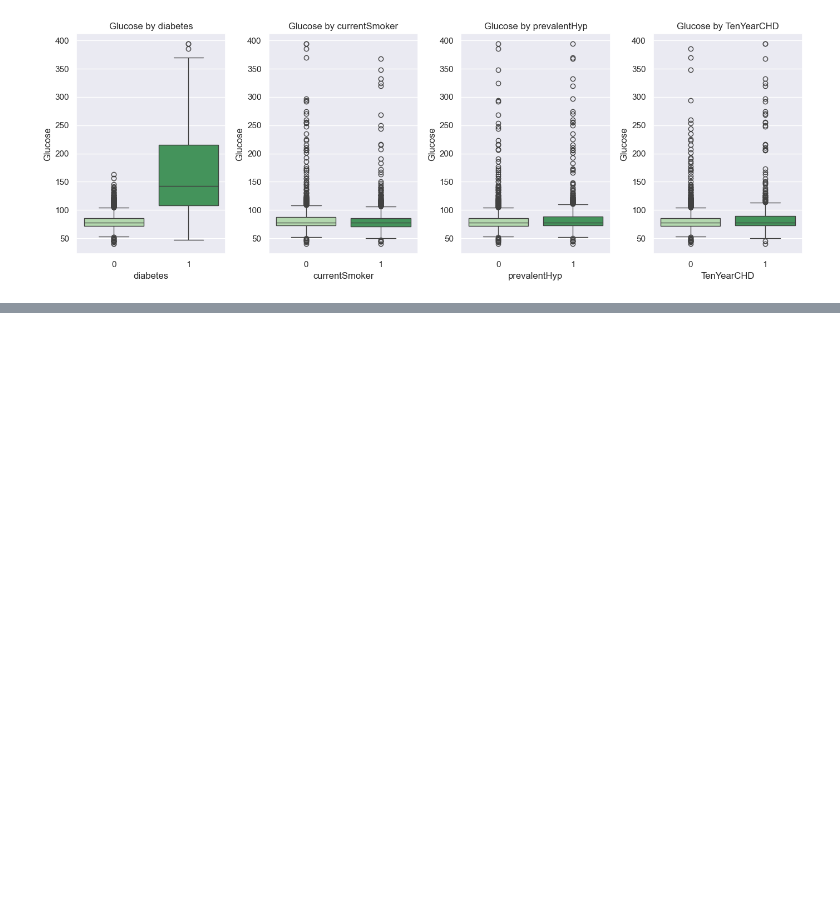
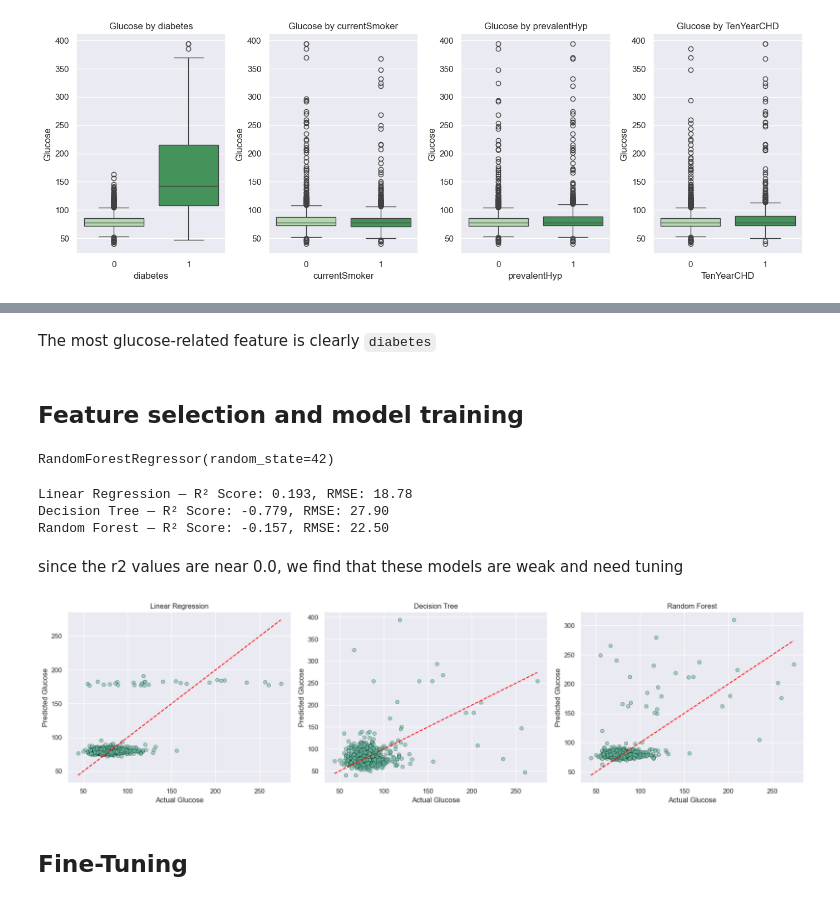
Before and after one commit to jboiie/GlucoseLevelPrediction, a Jupyter notebook: Glucose_Prediction_Summary (1).ipynb, the cells around one changed output, grey strips where cells are left out. Drawn from its saved outputs; the diff is of its cells as text; code cells hidden in the pictures; blank space fills up the shorter version.

```diff
--- a/Glucose_Prediction_Summary (1).ipynb
+++ b/Glucose_Prediction_Summary (1).ipynb
@@ -168,0 +205,4 @@ Passing `palette` without assigning `hue` is deprecated and will be removed in v
+# %% [markdown]
+The most glucose-related feature is clearly `diabetes`
+# %% [markdown]
+## Feature selection and model training
@@ -168,0 +240,56 @@ Passing `palette` without assigning `hue` is deprecated and will be removed in v
+# %%
+from sklearn.linear_model import LinearRegression
+from sklearn.tree import DecisionTreeRegressor
+from sklearn.ensemble import RandomForestRegressor
+
+# Initialize models
+lr = LinearRegression()
+dt = DecisionTreeRegressor(random_state=42)
+rf = RandomForestRegressor(random_state=42)
+
+# Train
+lr.fit(X_train_scaled, y_train)
+dt.fit(X_train_scaled, y_train)
+rf.fit(X_train_scaled, y_train)
+# %% [output]
+RandomForestRegressor(random_state=42)
+# %%
+from sklearn.metrics import r2_score, mean_squared_error
+import numpy as np
+
+models = {'Linear Regression': lr, 'Decision Tree': dt, 'Random Forest': rf}
+
+for name, model in models.items():
+    y_pred = model.predict(X_test_scaled)
+    r2 = r2_score(y_test, y_pred)
+    rmse = np.sqrt(mean_squared_error(y_test, y_pred))
+    print(f"{name} — R² Score: {r2:.3f}, RMSE: {rmse:.2f}")
+# %% [output]
+Linear Regression — R² Score: 0.193, RMSE: 18.78
+Decision Tree — R² Score: -0.779, RMSE: 27.90
+Random Forest — R² Score: -0.157, RMSE: 22.50
+# %% [markdown]
+since the r2 values are near 0.0, we find that these models are weak and need tuning
+# %%
+import matplotlib.pyplot as plt
+import seaborn as sns
+
+# Plot actual vs predicted for each model
+plt.figure(figsize=(18, 5))
+
+for i, (name, model) in enumerate(models.items()):
+    y_pred = model.predict(X_test_scaled)
+
+    plt.subplot(1, 3, i + 1)
+    sns.scatterplot(x=y_test, y=y_pred, alpha=0.6, edgecolor='k')
+    plt.plot([y_test.min(), y_test.max()], [y_test.min(), y_test.max()], '--r')
+    plt.xlabel("Actual Glucose")
+    plt.ylabel("Predicted Glucose")
+    plt.title(f"{name}")
+
+plt.tight_layout()
+plt.show()
+# %% [output]
+[figure, added]
+# %% [markdown]
+## Fine-Tuning
```
Also changed, not shown: parts of 12 cells of this notebook.
